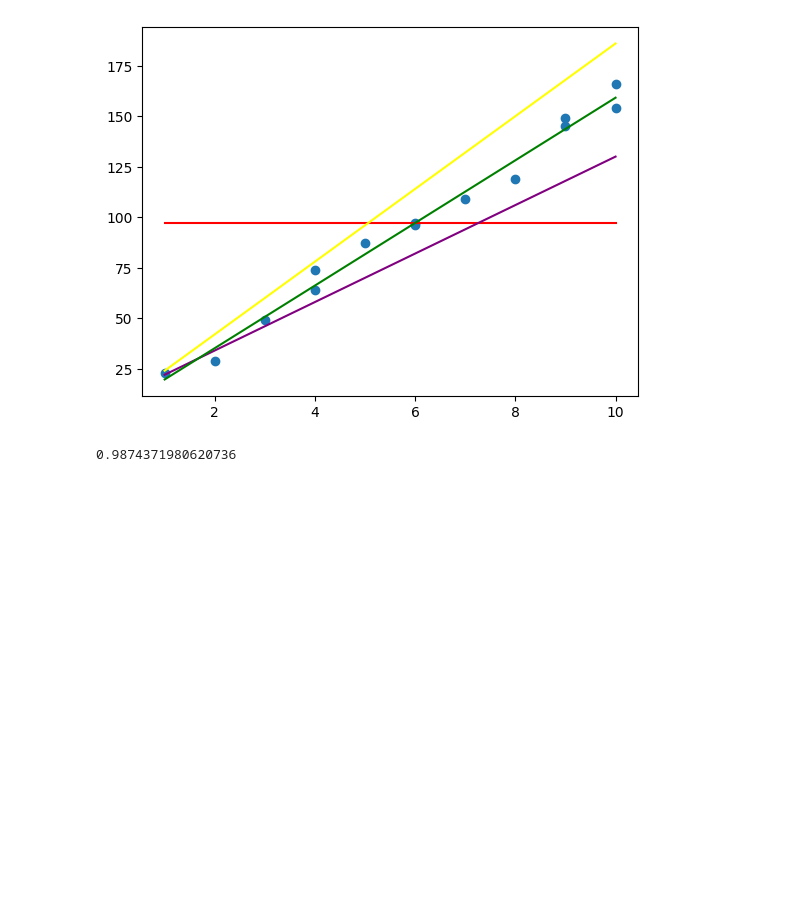
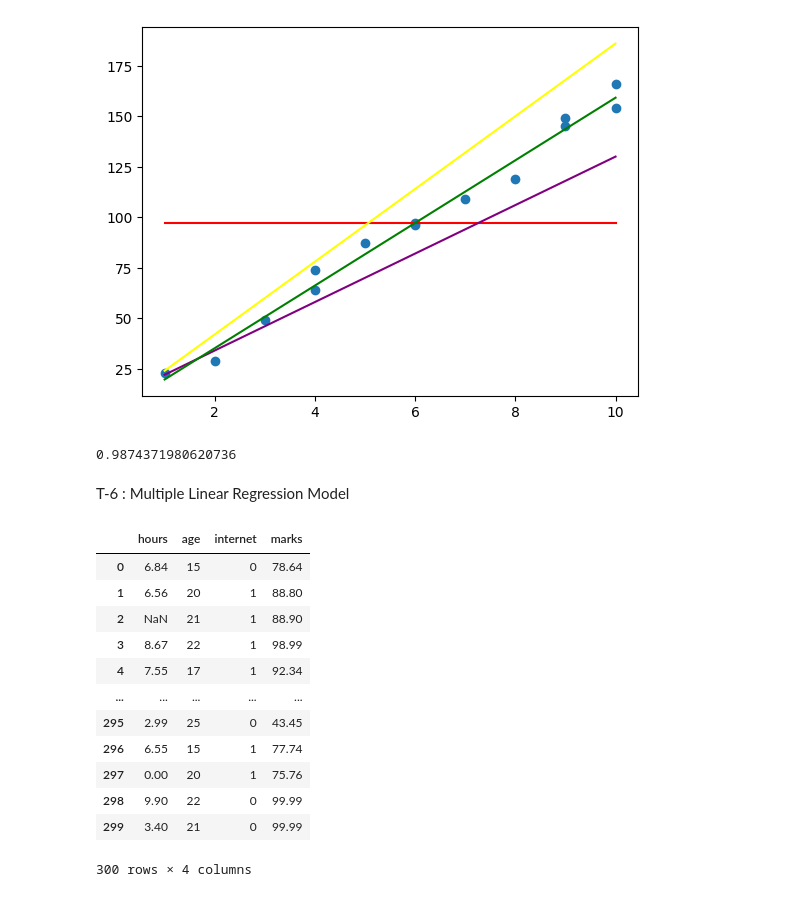
Before and after one commit to RanjanYadav5405/Machine-Learning, a Jupyter notebook: CIE-2.ipynb, the cells around one changed output. Drawn from its saved outputs; the diff is of its cells as text; code cells hidden in the pictures; blank space fills up the shorter version.

```diff
--- a/CIE-2.ipynb
+++ b/CIE-2.ipynb
@@ -838,3 +838,5 @@ ax.plot(data5['Units'], data5['model3'], color="green", label='model3')
 model.score(X,y)
 # %% [output]
 0.9874371980620736
+# %% [markdown]
+T-6 : Multiple Linear Regression Model
@@ -840,0 +848,17 @@ model.score(X,y)
+# %%
+data6 = pd.read_csv("std_marks_data.csv")
+data6
+# %% [output]
+|  | hours | age | internet | marks |
+| 0 | 6.84 | 15 | 0 | 78.64 |
+| 1 | 6.56 | 20 | 1 | 88.80 |
+| 2 | NaN | 21 | 1 | 88.90 |
+| 3 | 8.67 | 22 | 1 | 98.99 |
+| 4 | 7.55 | 17 | 1 | 92.34 |
+| ... | ... | ... | ... | ... |
+| 295 | 2.99 | 25 | 0 | 43.45 |
+| 296 | 6.55 | 15 | 1 | 77.74 |
+| 297 | 0.00 | 20 | 1 | 75.76 |
+| 298 | 9.90 | 22 | 0 | 99.99 |
+| 299 | 3.40 | 21 | 0 | 99.99 |
+300 rows × 4 columns
```
Also changed, not shown: parts of 10 cells of this notebook, 1 other file.
